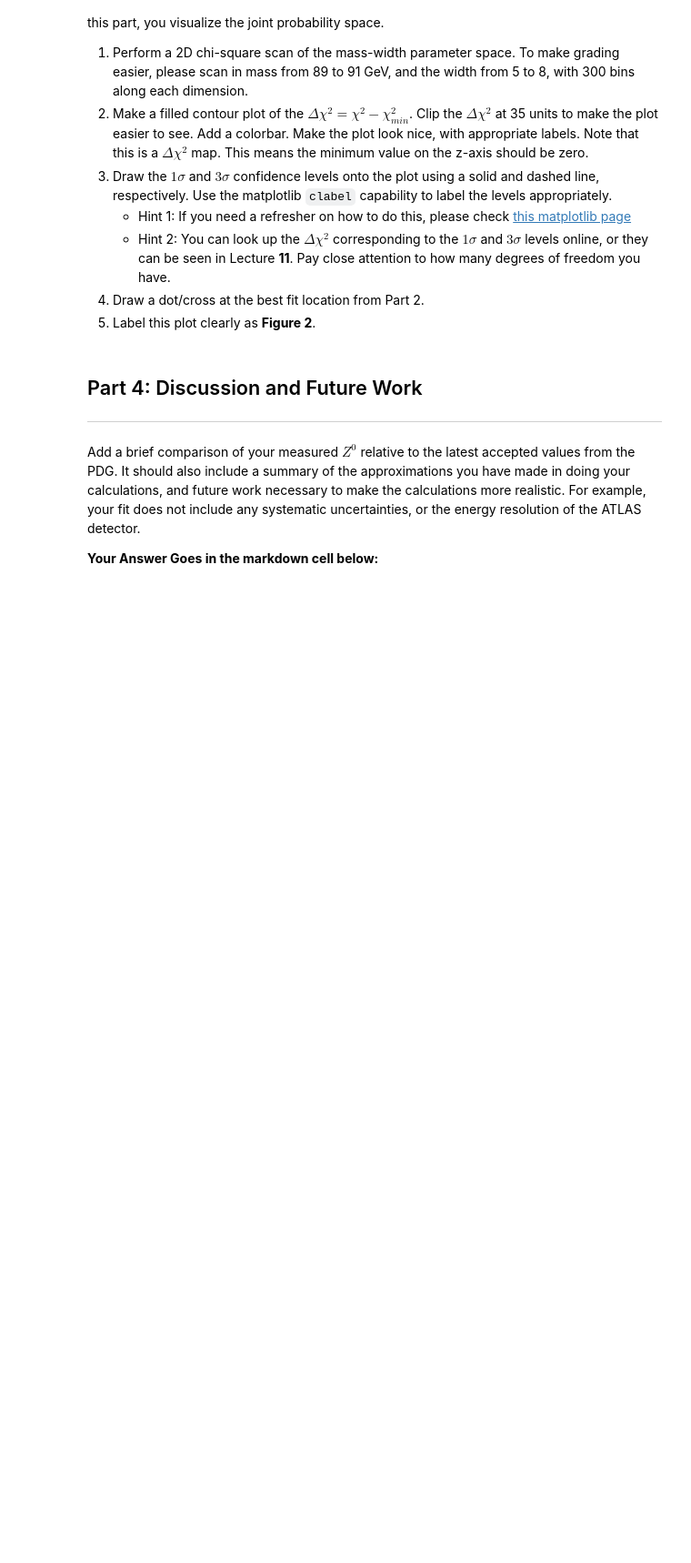
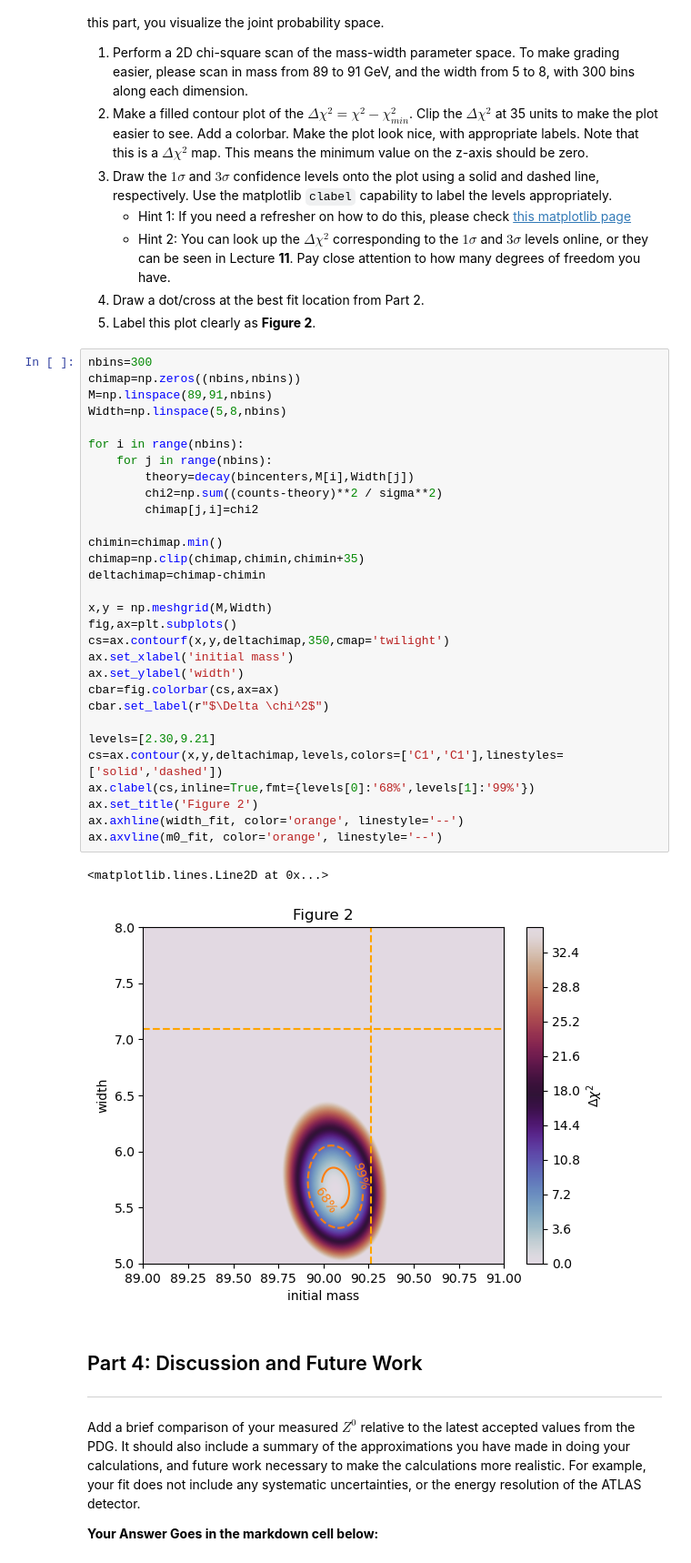
Before and after one commit to lunaeb/PHYS265-spring26, a Jupyter notebook: Lab2/lab2.ipynb, the cells around one changed output. Shown at 91% size. Drawn from its saved outputs; the diff is of its cells as text; blank space fills up the shorter version.

```diff
--- a/Lab2/lab2.ipynb
+++ b/Lab2/lab2.ipynb
@@ -206,6 +238,39 @@ As emphasized in class, this is a 2D fit, and you cannot determine $Z^0$ and $\G
    * Hint 2: You can look up the $\Delta \chi^2$ corresponding to the $1\sigma$ and $3\sigma$ levels online, or they can be seen in Lecture **11**. Pay close attention to how many degrees of freedom you have.
 5. Draw a dot/cross at the best fit location from Part 2.
 6. Label this plot clearly as **Figure 2**.
+# %%
+nbins=300
+chimap=np.zeros((nbins,nbins))
+M=np.linspace(89,91,nbins)
+Width=np.linspace(5,8,nbins)
+
+for i in range(nbins):
+    for j in range(nbins):
+        theory=decay(bincenters,M[i],Width[j])
+        chi2=np.sum((counts-theory)**2 / sigma**2)
+        chimap[j,i]=chi2
+
+chimin=chimap.min()
+chimap=np.clip(chimap,chimin,chimin+35)
+deltachimap=chimap-chimin
+
+x,y = np.meshgrid(M,Width)
+fig,ax=plt.subplots()
+cs=ax.contourf(x,y,deltachimap,350,cmap='twilight')
+ax.set_xlabel('initial mass')
+ax.set_ylabel('width')
+cbar=fig.colorbar(cs,ax=ax)
+cbar.set_label(r"$\Delta \chi^2$")
+
+levels=[2.30,9.21]
+cs=ax.contour(x,y,deltachimap,levels,colors=['C1','C1'],linestyles=['solid','dashed'])
+ax.clabel(cs,inline=True,fmt={levels[0]:'68%',levels[1]:'99%'})
+ax.set_title('Figure 2')
+ax.axhline(width_fit, color='orange', linestyle='--')
+ax.axvline(m0_fit, color='orange', linestyle='--')
+# %% [output]
+<matplotlib.lines.Line2D at 0x...>
+[figure, added]
 # %% [markdown]
 ## Part 4: Discussion and Future Work
 ----
```
Also changed, not shown: parts of 5 cells of this notebook.
